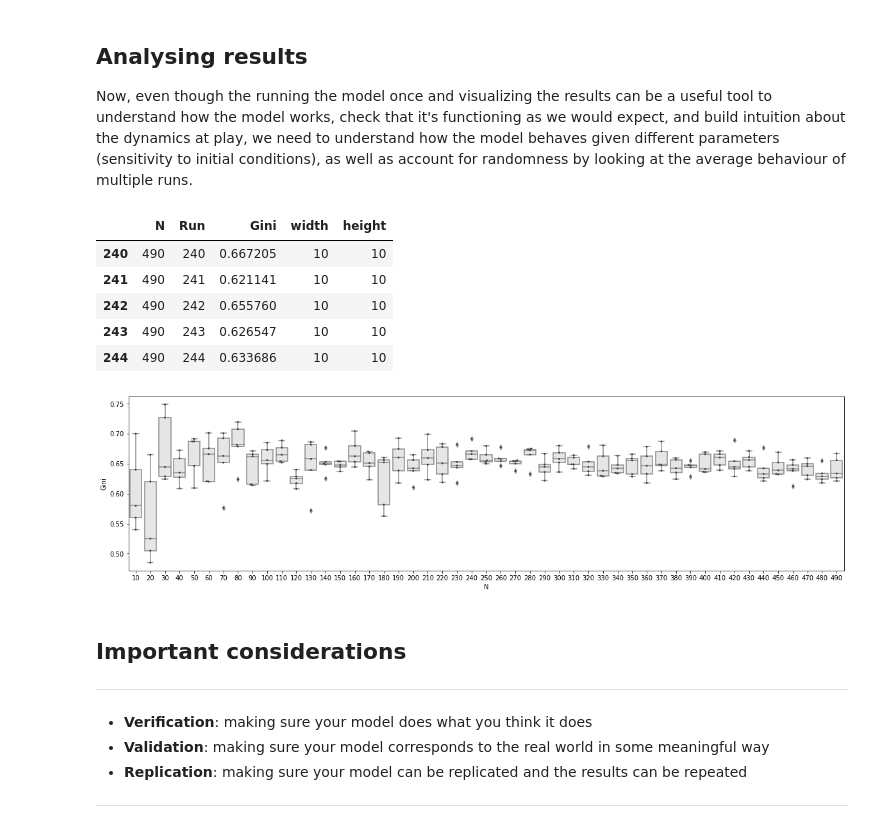
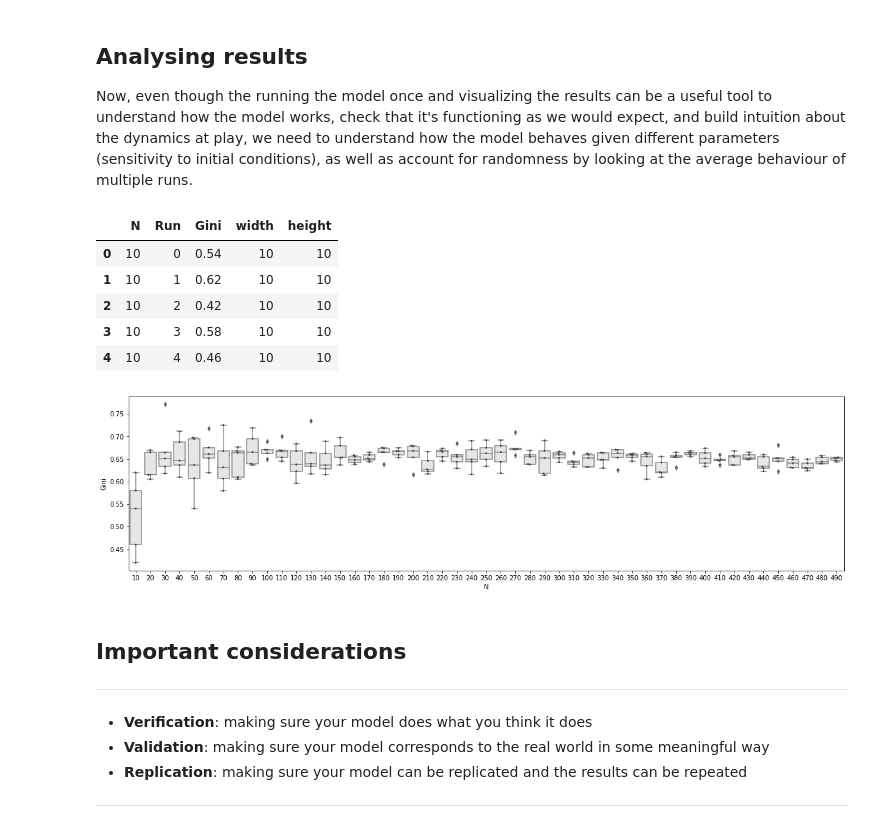
Before and after one commit to MHathorn/US, a Jupyter notebook: wk 5/Week 5 - Agent Based Models.ipynb, the cells around one changed output. Saved outputs shown, nothing was run; the diff lists cells and outputs as text; code cells hidden in the pictures.

```diff
--- a/wk 5/Week 5 - Agent Based Models.ipynb
+++ b/wk 5/Week 5 - Agent Based Models.ipynb
@@ -217,12 +236,13 @@ from mesa.datacollection import DataCollector
 
 def gini(model):
     #get the wealth of agents from the model
-    agent_wealths = [agent.wealth for agent in model.schedule.agents]
+    agent_wealths = np.array([agent.wealth for agent in model.schedule.agents])
     #sort the wealth
-    x = sorted(agent_wealths)
-    N = model.num_agents
-    B = sum( xi * (N-i) for i,xi in enumerate(x) ) / (N*sum(x))
-    return (1 + (1/N) - 2*B)
+    x = np.sort(agent_wealths)
+    index = np.arange(1,x.shape[0]+1) #index per array element
+    n = x.shape[0]#number of array elements
+
+    return ((np.sum((2 * index - n  - 1) * x)) / (n * np.sum(x)))
 
 class MoneyModel(Model):
     """A model with some number of agents."""
@@ -311,14 +333,14 @@ param_sweep.run_all()
 # %%
 #get the data from the model run
 run_data = param_sweep.get_model_vars_dataframe()
-run_data.tail()
+run_data.head()
 # %% [output]
 |  | N | Run | Gini | width | height |
-| 240 | 490 | 240 | 0.667205 | 10 | 10 |
-| 241 | 490 | 241 | 0.621141 | 10 | 10 |
-| 242 | 490 | 242 | 0.655760 | 10 | 10 |
-| 243 | 490 | 243 | 0.626547 | 10 | 10 |
-| 244 | 490 | 244 | 0.633686 | 10 | 10 |
+| 0 | 10 | 0 | 0.54 | 10 | 10 |
+| 1 | 10 | 1 | 0.62 | 10 | 10 |
+| 2 | 10 | 2 | 0.42 | 10 | 10 |
+| 3 | 10 | 3 | 0.58 | 10 | 10 |
+| 4 | 10 | 4 | 0.46 | 10 | 10 |
 # %%
 import seaborn as sns
 
@@ -326,10 +348,9 @@ fig, ax = plt.subplots(figsize=(20,5))
 
 ax =  sns.boxplot(data= run_data, x = 'N', y = 'Gini', color=".9")
 ax = sns.swarmplot(data= run_data, x = 'N', y = 'Gini', color=".25", size=3)
-
 plt.show()
 # %% [output]
-[figure, old version]
+[figure, new version]
 # %% [markdown]
 ## Important considerations
 
```
Also changed, not shown: parts of 48 cells of this notebook.
